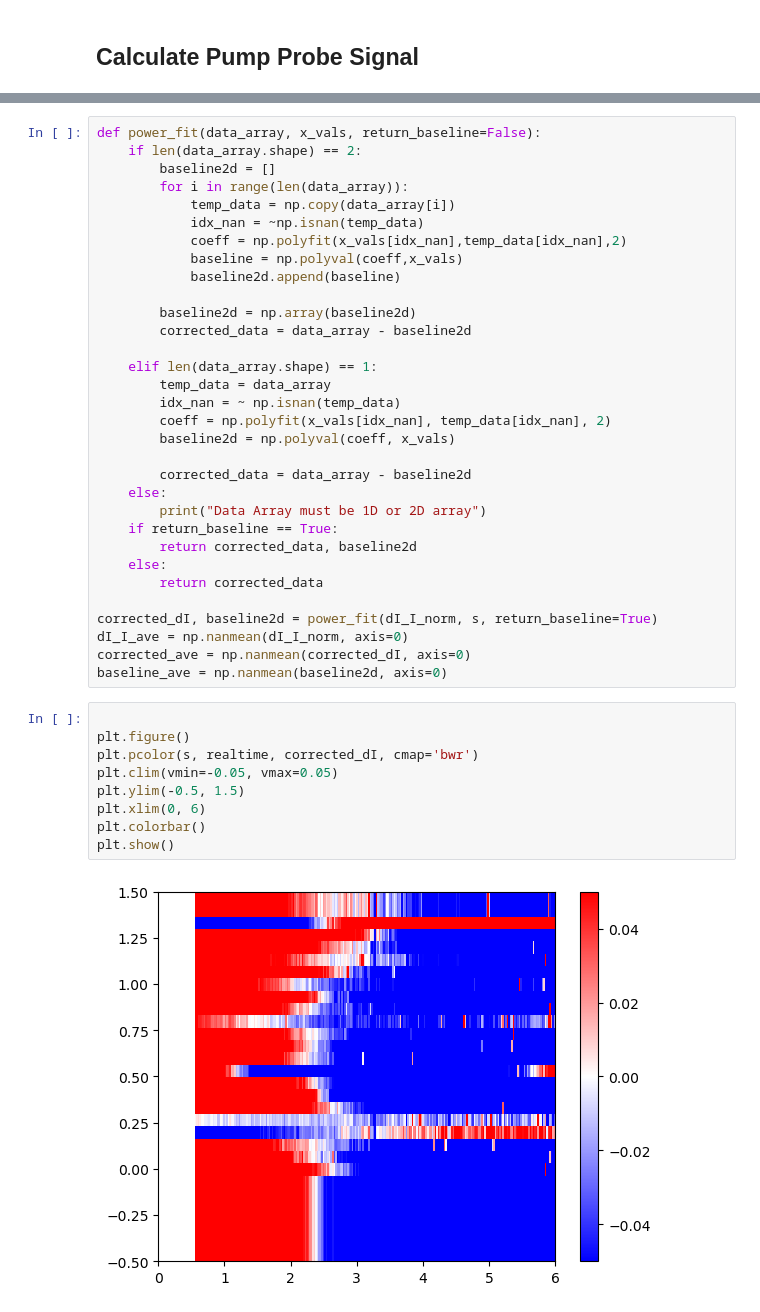
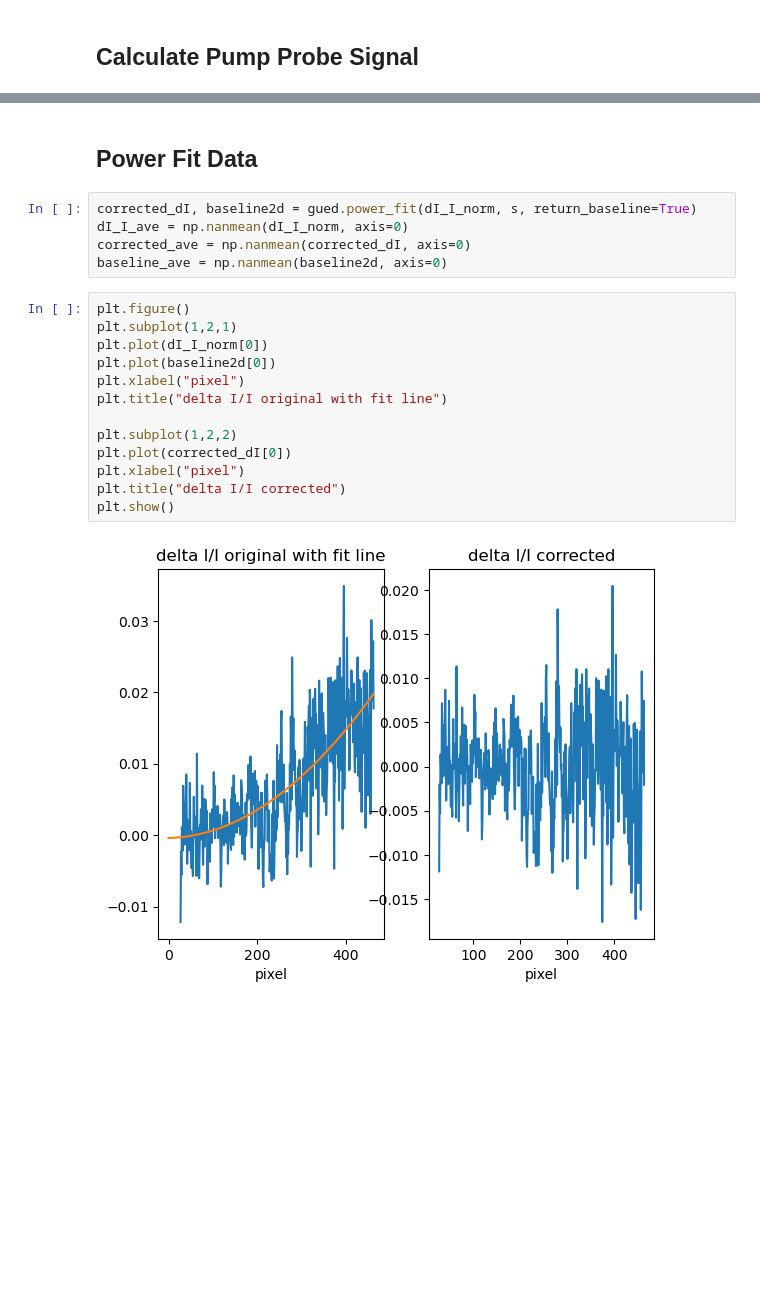
Before and after one commit to lheald2/gued, a Jupyter notebook: Fast_Analysis.ipynb, the cells around one changed output, grey strips where cells are left out. Drawn from its saved outputs; the diff is of its cells as text; blank space fills up the shorter version.

```diff
--- a/Fast_Analysis.ipynb
+++ b/Fast_Analysis.ipynb
@@ -524,43 +506,22 @@ dI_I_norm.shape
-# %%
-def power_fit(data_array, x_vals, return_baseline=False):
-    if len(data_array.shape) == 2:
-        baseline2d = []
-        for i in range(len(data_array)):
-            temp_data = np.copy(data_array[i])
-            idx_nan = ~np.isnan(temp_data)
-            coeff = np.polyfit(x_vals[idx_nan],temp_data[idx_nan],2)
-            baseline = np.polyval(coeff,x_vals)
-            baseline2d.append(baseline)
-
-        baseline2d = np.array(baseline2d)
-        corrected_data = data_array - baseline2d
-
-    elif len(data_array.shape) == 1:
-        temp_data = data_array
-        idx_nan = ~ np.isnan(temp_data)
-        coeff = np.polyfit(x_vals[idx_nan], temp_data[idx_nan], 2)
-        baseline2d = np.polyval(coeff, x_vals)
-
-        corrected_data = data_array - baseline2d
-    else:
-        print("Data Array must be 1D or 2D array")
-    if return_baseline == True:
-        return corrected_data, baseline2d
-    else:
-        return corrected_data
-
-corrected_dI, baseline2d = power_fit(dI_I_norm, s, return_baseline=True)
-dI_I_ave = np.nanmean(dI_I_norm, axis=0)
-corrected_ave = np.nanmean(corrected_dI, axis=0)
-baseline_ave = np.nanmean(baseline2d, axis=0)
-# %%
-
-plt.figure()
-plt.pcolor(s, realtime, corrected_dI, cmap='bwr')
-plt.clim(vmin=-0.05, vmax=0.05)
-plt.ylim(-0.5, 1.5)
-plt.xlim(0, 6)
-plt.colorbar()
-plt.show()
-# %% [output]
-[figure, removed]
+# %% [markdown]
+## Power Fit Data
+# %%
+corrected_dI, baseline2d = gued.power_fit(dI_I_norm, s, return_baseline=True)
+dI_I_ave = np.nanmean(dI_I_norm, axis=0)
+corrected_ave = np.nanmean(corrected_dI, axis=0)
+baseline_ave = np.nanmean(baseline2d, axis=0)
+# %%
+plt.figure()
+plt.subplot(1,2,1)
+plt.plot(dI_I_norm[0])
+plt.plot(baseline2d[0])
+plt.xlabel("pixel")
+plt.title("delta I/I original with fit line")
+
+plt.subplot(1,2,2)
+plt.plot(corrected_dI[0])
+plt.xlabel("pixel")
+plt.title("delta I/I corrected")
+plt.show()
+# %% [output]
+[figure, added]
```
Also changed, not shown: parts of 32 cells of this notebook, 5 other files.
